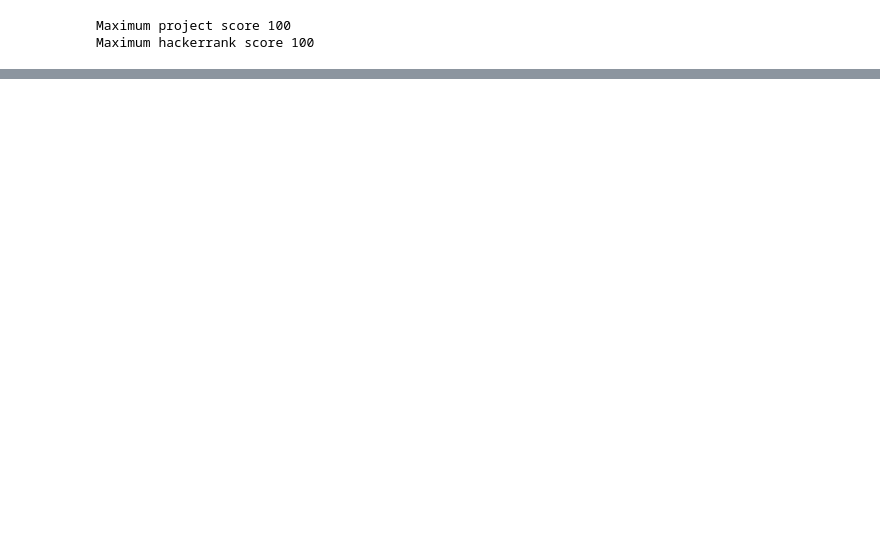
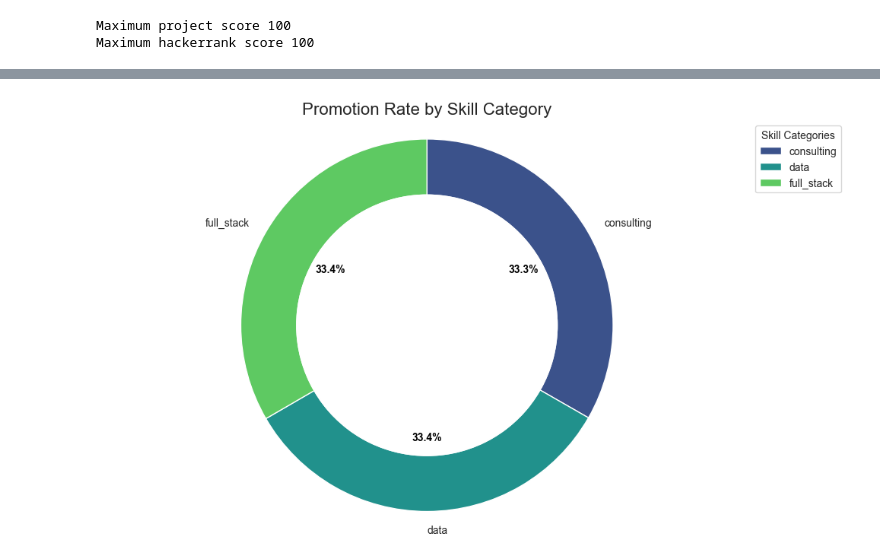
Before and after one commit to ejenisha/finalProject-DS, a Jupyter notebook: promotion_prediction.ipynb, the cells around one changed output, grey strips where cells are left out. Saved outputs shown, nothing was run; the diff lists cells and outputs as text; code cells hidden in the pictures; blank space fills up the shorter version.

```diff
--- a/promotion_prediction.ipynb
+++ b/promotion_prediction.ipynb
@@ -480,0 +653,50 @@ Passing `palette` without assigning `hue` is deprecated and will be removed in v
+# %%
+# Step 1: Merge the data
+emp_skill_data_skill = pd.merge(emp_skill_data, skills_data, on='skill_id')
+final_data = pd.merge(emp_skill_data_skill, job_performance_data[['emp_id', 'promotion']], on='emp_id')
+
+# Step 2: Group by skill category and count promotions
+promotion_counts = final_data.groupby('skill_category')['promotion'].sum().reset_index()
+total_counts = final_data.groupby('skill_category')['emp_id'].count().reset_index(name='total_employees')
+
+# Step 3: Merge promotion counts with total counts
+promotion_rates = pd.merge(promotion_counts, total_counts, on='skill_category')
+promotion_rates['promotion_rate'] = promotion_rates['promotion'] / promotion_rates['total_employees']
+
+# Step 4: Prepare the data for the donut chart
+labels = promotion_rates['skill_category']
+sizes = promotion_rates['promotion_rate'] * 100  # Convert to percentage
+colors = sns.color_palette('viridis', len(labels))  # Get color palette
+
+# Step 5: Create the donut chart
+plt.figure(figsize=(10, 6))
+wedges, texts, autotexts = plt.pie(
+    sizes,
+    labels=labels,
+    colors=colors,
+    startangle=90,
+    counterclock=False,
+    wedgeprops=dict(width=0.3),
+    autopct='%1.1f%%'  # Format for percentage display
+)
+
+# Step 6: Add a circle at the center to make it a donut chart
+centre_circle = plt.Circle((0, 0), 0.70, fc='white')  # Center circle
+fig = plt.gcf()
+fig.gca().add_artist(centre_circle)
+
+# Step 7: Customize the data labels
+plt.setp(autotexts, size=10, weight='bold', color='black')  # Style for data labels
+
+# Step 8: Add a legend
+plt.legend(wedges, labels, title='Skill Categories', loc='upper left', bbox_to_anchor=(1, 0, 0.5, 1))
+
+# Step 9: Add titles and formatting
+plt.title('Promotion Rate by Skill Category', fontsize=16)
+plt.axis('equal')  # Equal aspect ratio ensures that the pie chart is circular
+plt.tight_layout()
+
+# Step 10: Show the plot
+plt.show()
+# %% [output]
+[figure, added]
```
Also changed, not shown: parts of 33 cells of this notebook, 5 other files.
